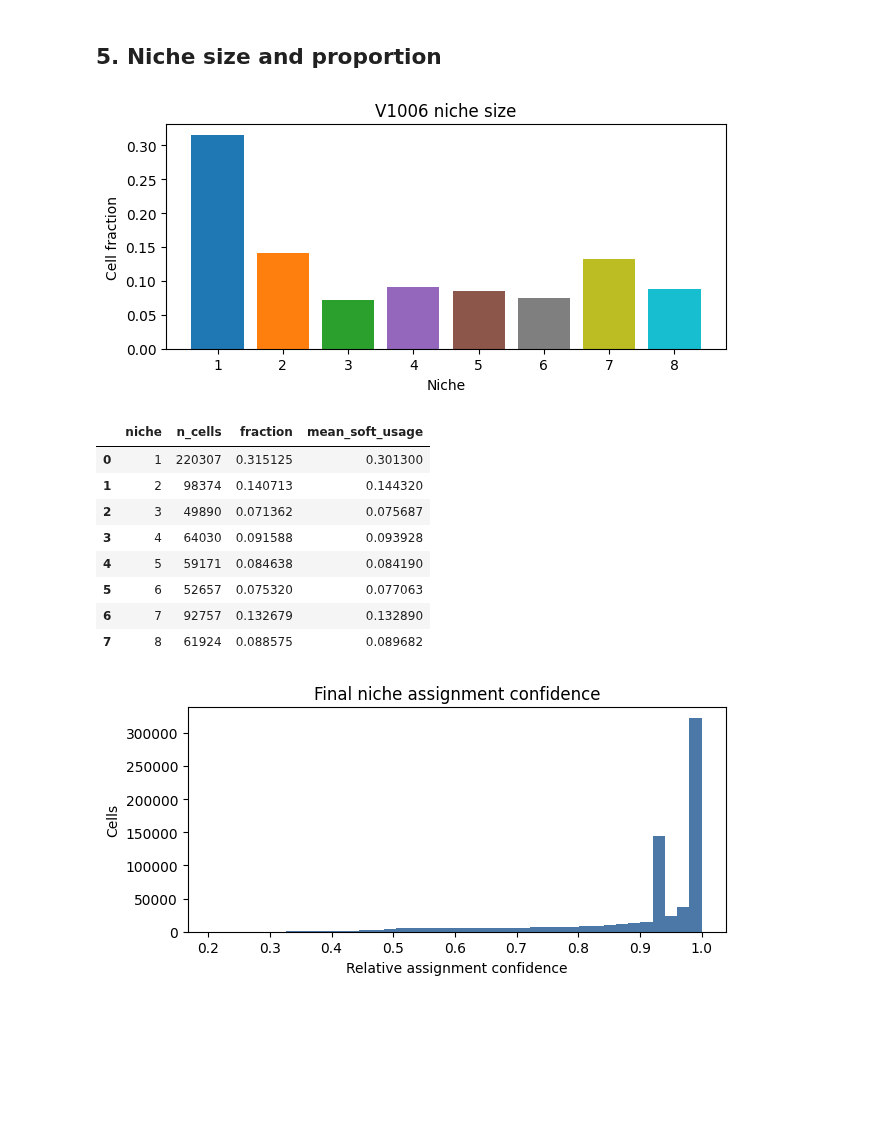
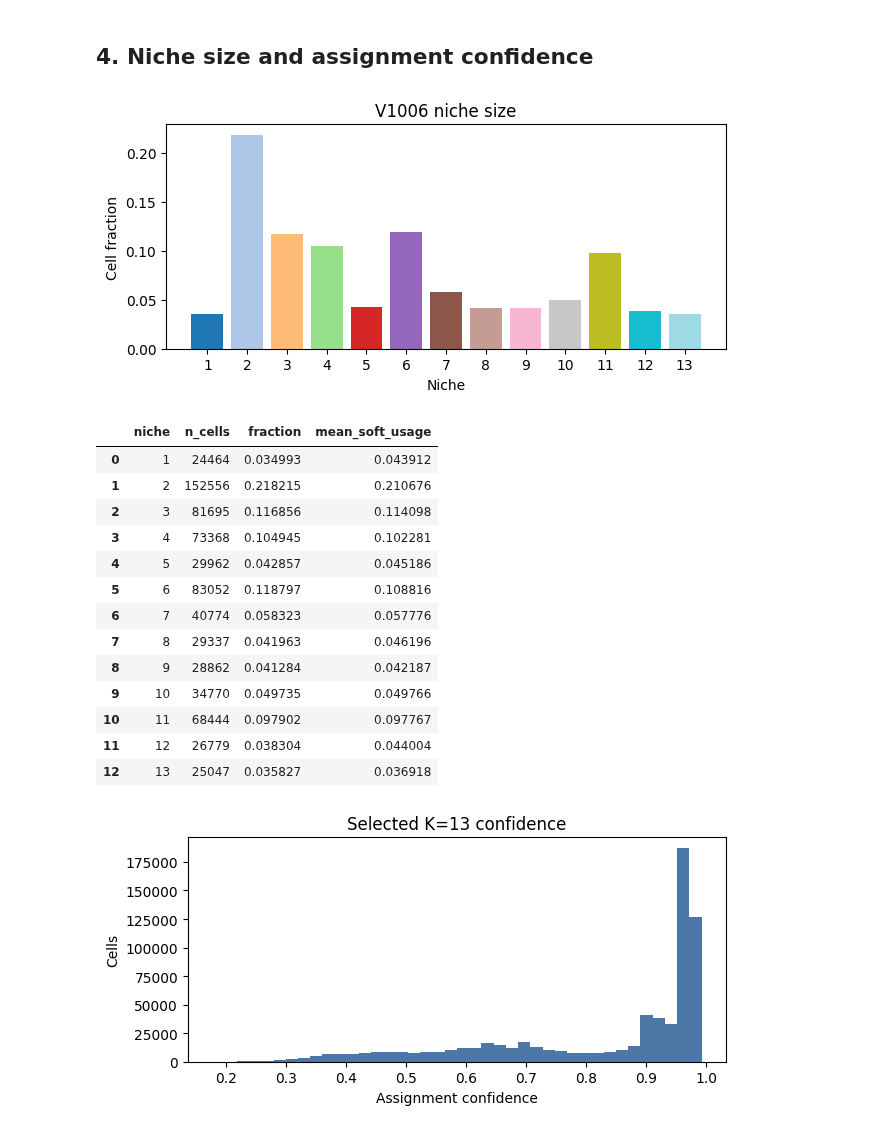
Before and after one commit to shuailinxue/CCC_Phe, a Jupyter notebook: V1006/XeniumPrime5K_Breast_V1006_niche_walkthrough.ipynb, the cells around one changed output. Drawn from its saved outputs; the diff is of its cells as text; code cells hidden in the pictures; blank space fills up the shorter version.

```diff
--- a/V1006/XeniumPrime5K_Breast_V1006_niche_walkthrough.ipynb
+++ b/V1006/XeniumPrime5K_Breast_V1006_niche_walkthrough.ipynb
@@ -67,24 +75,29 @@ spatial_overview(artifacts); plt.show()
 # %% [markdown]
-## 5. Niche size and proportion
+## 4. Niche size and assignment confidence
 # %%
 niche_size_plot(artifacts); plt.show()
 display(artifacts['counts'])
 confidence = artifacts['assignments']['assignment_confidence_relative']
 fig, ax = plt.subplots(figsize=(6.5, 3.2)); ax.hist(confidence, bins=40, color='#4c78a8')
-ax.set(xlabel='Relative assignment confidence', ylabel='Cells', title='Final niche assignment confidence')
+ax.set(xlabel='Assignment confidence', ylabel='Cells', title=f'Selected K={selected_K} confidence')
 plt.tight_layout(); plt.show()
 pd.Series(confidence).describe(percentiles=[.1,.25,.5,.75,.9]).to_frame('confidence')
 # %% [output]
-[figure, old version]
+[figure, new version]
 |  | niche | n_cells | fraction | mean_soft_usage |
-| 0 | 1 | 220307 | 0.315125 | 0.301300 |
-| 1 | 2 | 98374 | 0.140713 | 0.144320 |
-| 2 | 3 | 49890 | 0.071362 | 0.075687 |
-| 3 | 4 | 64030 | 0.091588 | 0.093928 |
-| 4 | 5 | 59171 | 0.084638 | 0.084190 |
-| 5 | 6 | 52657 | 0.075320 | 0.077063 |
-| 6 | 7 | 92757 | 0.132679 | 0.132890 |
-| 7 | 8 | 61924 | 0.088575 | 0.089682 |
+| 0 | 1 | 24464 | 0.034993 | 0.043912 |
+| 1 | 2 | 152556 | 0.218215 | 0.210676 |
+| 2 | 3 | 81695 | 0.116856 | 0.114098 |
+| 3 | 4 | 73368 | 0.104945 | 0.102281 |
+| 4 | 5 | 29962 | 0.042857 | 0.045186 |
+| 5 | 6 | 83052 | 0.118797 | 0.108816 |
+| 6 | 7 | 40774 | 0.058323 | 0.057776 |
+| 7 | 8 | 29337 | 0.041963 | 0.046196 |
+| 8 | 9 | 28862 | 0.041284 | 0.042187 |
+| 9 | 10 | 34770 | 0.049735 | 0.049766 |
+| 10 | 11 | 68444 | 0.097902 | 0.097767 |
+| 11 | 12 | 26779 | 0.038304 | 0.044004 |
+| 12 | 13 | 25047 | 0.035827 | 0.036918 |
-[figure, old version]
+[figure, new version]
 |  | confidence |
 | count | 699110.000000 |
```
Also changed, not shown: parts of 31 cells of this notebook, 8 other files.
